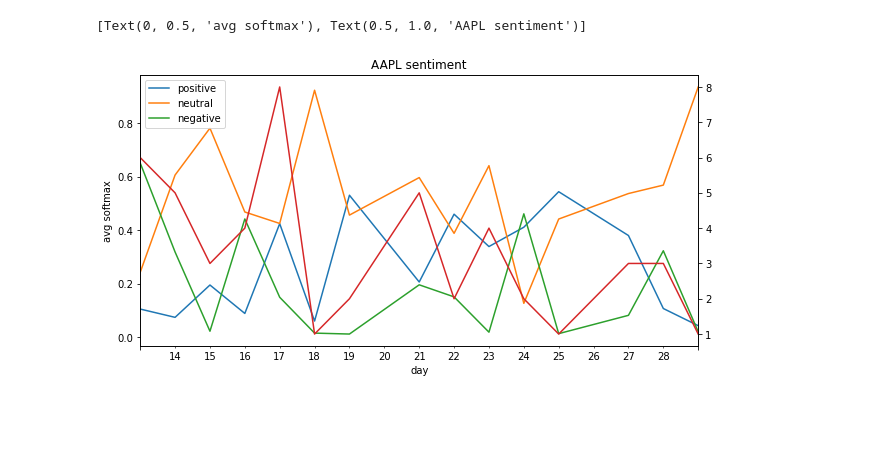
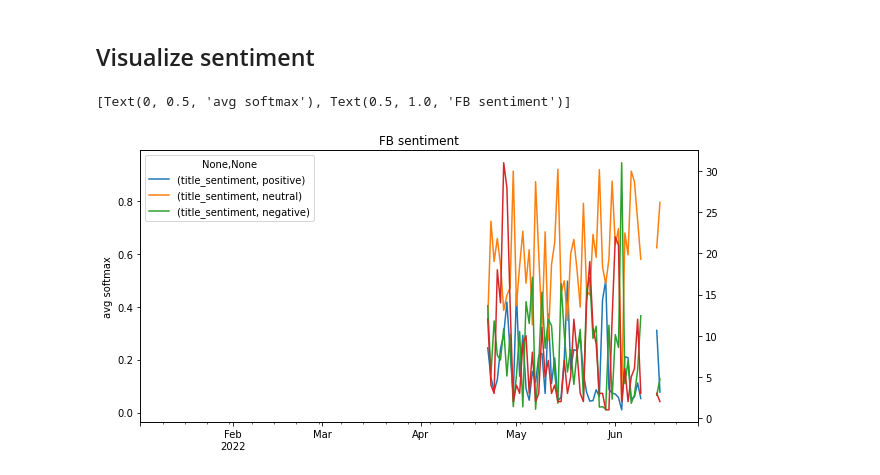
Before and after one commit to pauljhp/StockSentimentAnalysis, a Jupyter notebook: tutorial.ipynb, the cells around one changed output. Drawn from its saved outputs; the diff is of its cells as text; code cells hidden in the pictures; blank space fills up the shorter version.

```diff
--- a/tutorial.ipynb
+++ b/tutorial.ipynb
@@ -134,0 +3,5 @@ MultiIndex([(  'title_sentiment', 'positive'),
+# %%
+import news_sentiment
+import datetime as dt
+summary = news_sentiment.get_daily_sentiment_series("FB",
+    start_date=dt.date(2022, 1, 1), lim=400)
@@ -135,11 +39,14 @@ MultiIndex([(  'title_sentiment', 'positive'),
+# %% [markdown]
+## Visualize sentiment
 # %%
 import matplotlib.pyplot as plt
+import itertools
 f, ax = plt.subplots(1, figsize=(10,5))
-summary.loc[:, ["positive", "neutral", "negative"]].plot(ax=ax)
-summary.news_count.plot(ax=ax, secondary_y=True)
-ax.set_xticklabels(ax.get_xticklabels(), rotation=45)
+summary.loc[:, itertools.product(["title_sentiment"],
+    ["positive", "neutral", "negative"])].plot(ax=ax)
+summary.loc[:, ("news_count", "count")].plot(ax=ax, secondary_y=True, label="news count")
 ax.set(ylabel="avg softmax",
-    title="AAPL sentiment")
+    title="FB sentiment")
 # %% [output]
-[Text(0, 0.5, 'avg softmax'), Text(0.5, 1.0, 'AAPL sentiment')]
+[Text(0, 0.5, 'avg softmax'), Text(0.5, 1.0, 'FB sentiment')]
-[figure, old version]
+[figure, new version]
```
Also changed, not shown: parts of 13 cells of this notebook, 2 other files.
